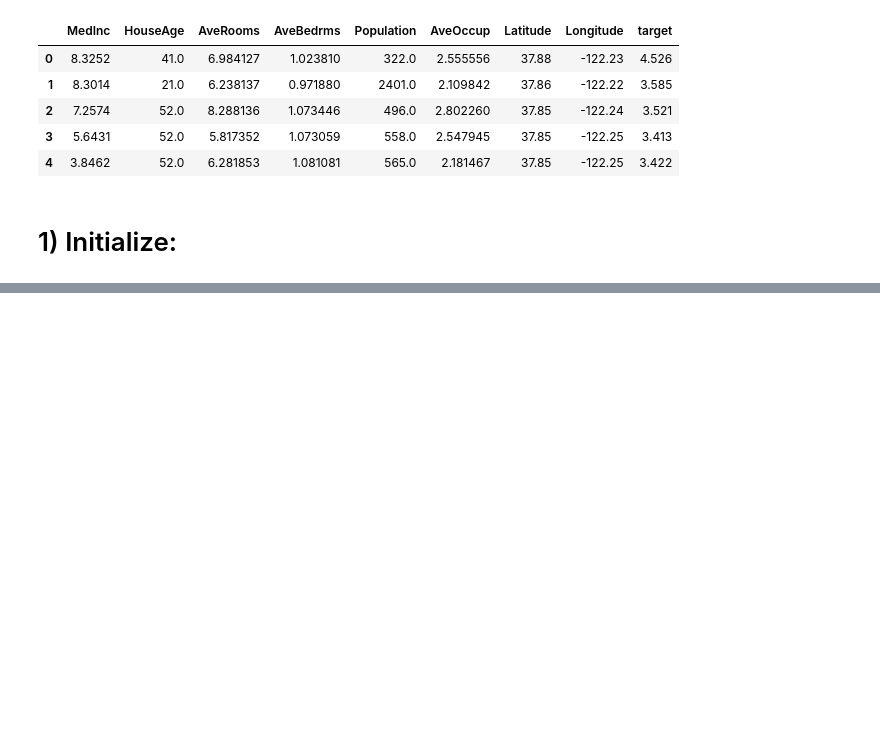
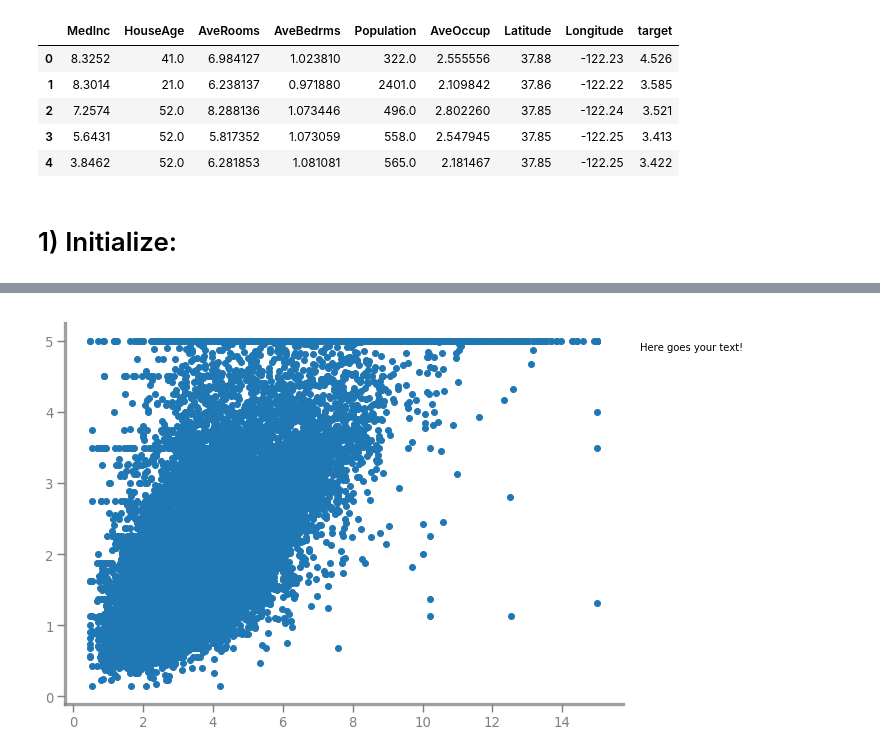
Before and after one commit to PuneetGrov3r/SWMat, a Jupyter notebook: Notebooks/SWMat.ipynb, the cells around one changed output, grey strips where cells are left out. Drawn from its saved outputs; the diff is of its cells as text; code cells hidden in the pictures; blank space fills up the shorter version.

```diff
--- a/Notebooks/SWMat.ipynb
+++ b/Notebooks/SWMat.ipynb
@@ -1367,0 +86,8 @@ class SWMat(object):
+# %%
+# Simple Text
+
+swm = SWMat(plt) # And... base beautifications will be added.
+plt.scatter(train_df['MedInc'], train_df['target'])
+swm.text("Here goes your text!");
+# %% [output]
+[figure, added]
```
Also changed, not shown: parts of 13 cells of this notebook, 9 other files.
